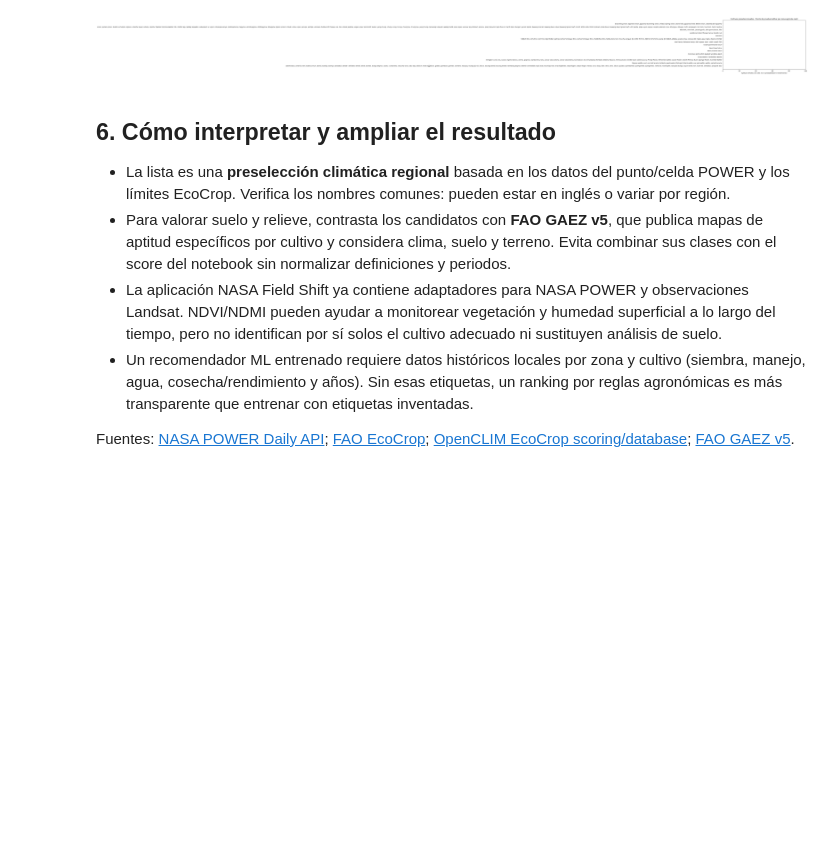
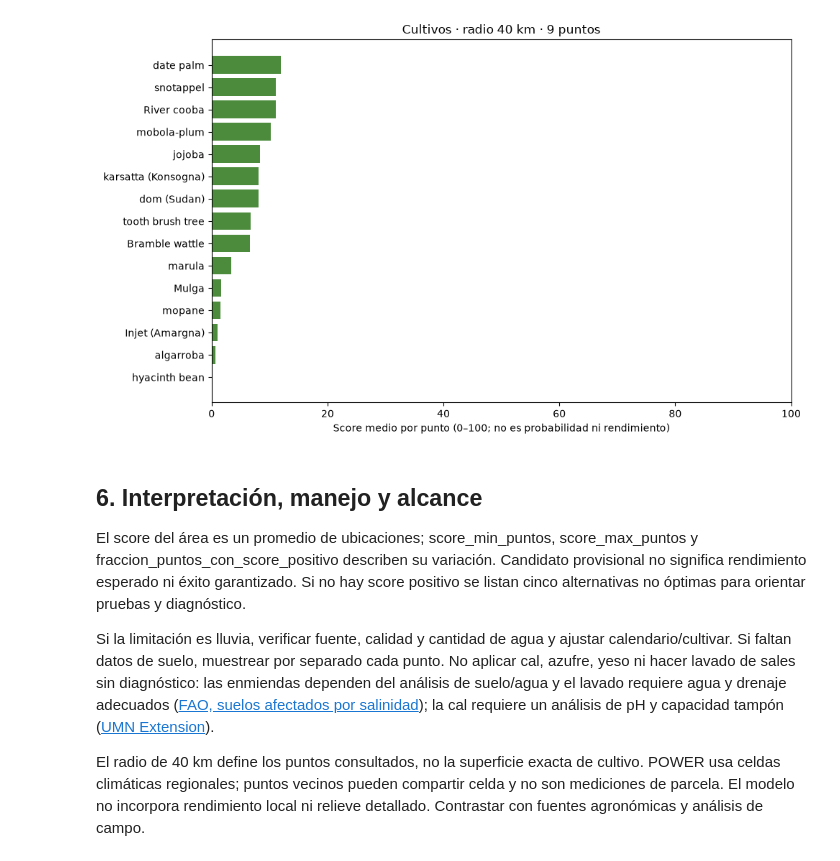
Before and after one commit to kevinmore26/NASA_SPACE_APPS_HACKATON, a Jupyter notebook: ml/ml.ipynb, the cells around one changed output. Drawn from its saved outputs; the diff is of its cells as text; code cells hidden in the pictures; blank space fills up the shorter version.

```diff
--- a/ml/ml.ipynb
+++ b/ml/ml.ipynb
@@ -261,7 +233,6 @@ Se descarga el CSV público **EcoCrop_DB.csv** del proyecto OpenCLIM, que public
 # %%
 ECOCROP_URL = "https://raw.githubusercontent.com/OpenCLIM/ecocrop/main/EcoCrop_DB.csv"
 ECOCROP_FILE = DATA_DIR / "EcoCrop_DB.csv"
-
 if not ECOCROP_FILE.exists():
     eco_response = requests.get(ECOCROP_URL, timeout=90)
     eco_response.raise_for_status()
@@ -269,16 +240,19 @@ if not ECOCROP_FILE.exists():
 
 ecocrop = pd.read_csv(ECOCROP_FILE, low_memory=False, encoding="latin-1")
 ecocrop.columns = [str(c).strip().upper() for c in ecocrop.columns]
-required_columns = ["TMIN", "TOPMN", "TOPMX", "TMAX", "RMIN", "ROPMN", "ROPMX", "RMAX", "GMIN", "GMAX"]
+required_columns = ["TMIN", "TOPMN", "TOPMX", "TMAX", "ROPMN", "ROPMX", "RMIN", "RMAX", "GMIN", "GMAX"]
 missing_columns = [c for c in required_columns if c not in ecocrop.columns]
 if missing_columns:
-    raise ValueError(f"El CSV EcoCrop cambió de estructura; faltan columnas: {missing_columns}")
+    raise ValueError(f"EcoCrop cambió de estructura; faltan columnas: {missing_columns}")
 
-name_column = "COMNAME" if "COMNAME" in ecocrop.columns else ("AUTH" if "AUTH" in ecocrop.columns else None)
-if name_column is None:
-    raise ValueError("El CSV EcoCrop no contiene COMNAME ni AUTH para identificar las especies.")
+for col in set(required_columns + ["PHMIN", "PHOPMN", "PHOPMX", "PHMAX", "ALTMX", "GMIN", "GMAX", "KTMP"]):
+    if col in ecocrop.columns:
+        ecocrop[col] = pd.to_numeric(ecocrop[col], errors="coerce")
 
-print("Perfiles descargados:", len(ecocrop))
-print("Columnas disponibles:", list(ecocrop.columns))
-display(ecocrop[[name_column] + required_columns].head())
+name_column = "COMNAME" if "COMNAME" in ecocrop.columns else "SCIENTIFICNAME"
+if name_column not in ecocrop.columns:
+    raise ValueError("EcoCrop no contiene nombres comunes ni científicos.")
+print("Perfiles EcoCrop cargados:", len(ecocrop))
+print("Categorías de uso presentes:", ecocrop["CAT"].dropna().astype(str).str.split(", ").explode().unique()[:20])
+display(ecocrop[[name_column, "SCIENTIFICNAME", "CAT"] + required_columns].head())
 # %% [output]
@@ -433,22 +507,18 @@ Periodo de datos usado: 2015-01-01 a 2024-12-31
 # %%
-# Gráfico de los primeros 15 candidatos. La puntuación es relativa al modelo EcoCrop usado.
-top = recommendations.head(15).sort_values("aptitud_climatica_0_100")
-plt.figure(figsize=(10, 6))
-plt.barh(top["cultivo"], top["aptitud_climatica_0_100"], color="#4b8b3b")
-plt.xlabel("Aptitud climática (0–100; no es probabilidad ni rendimiento)")
-plt.title(f"Cultivos preseleccionados · {ZONE_NAME}")
-plt.xlim(0, 100)
-plt.tight_layout()
-plt.show()
+plot_data=recommendations if not recommendations.empty else fallback
+top=plot_data.head(15).sort_values("score_escenario_actual_0_100")
+plt.figure(figsize=(10,6))
+plt.barh(top["cultivo_comun"],top["score_escenario_actual_0_100"],color="#4b8b3b")
+plt.xlabel("Score medio por punto (0–100; no es probabilidad ni rendimiento)")
+plt.title(f"Cultivos · radio {RADIUS_KM:.0f} km · {len(sample_points)} puntos")
+plt.xlim(0,100); plt.tight_layout(); plt.show()
 # %% [output]
-[figure, old version]
+[figure, new version]
 # %% [markdown]
-## 6. Cómo interpretar y ampliar el resultado
+## 6. Interpretación, manejo y alcance
+El score del área es un promedio de ubicaciones; score_min_puntos, score_max_puntos y fraccion_puntos_con_score_positivo describen su variación. Candidato provisional no significa rendimiento esperado ni éxito garantizado. Si no hay score positivo se listan cinco alternativas no óptimas para orientar pruebas y diagnóstico.
 
-- La lista es una **preselección climática regional** basada en los datos del punto/celda POWER y los límites EcoCrop. Verifica los nombres comunes: pueden estar en inglés o variar por región.
-- Para valorar suelo y relieve, contrasta los candidatos con **FAO GAEZ v5**, que publica mapas de aptitud específicos por cultivo y considera clima, suelo y terreno. Evita combinar sus clases con el score del notebook sin normalizar definiciones y periodos.
-- La aplicación NASA Field Shift ya contiene adaptadores para NASA POWER y observaciones Landsat. NDVI/NDMI pueden ayudar a monitorear vegetación y humedad superficial a lo largo del tiempo, pero no identifican por sí solos el cultivo adecuado ni sustituyen análisis de suelo.
-- Un recomendador ML entrenado requiere datos históricos locales por zona y cultivo (siembra, manejo, agua, cosecha/rendimiento y años). Sin esas etiquetas, un ranking por reglas agronómicas es más transparente que entrenar con etiquetas inventadas.
+Si la limitación es lluvia, verificar fuente, calidad y cantidad de agua y ajustar calendario/cultivar. Si faltan datos de suelo, muestrear por separado cada punto. No aplicar cal, azufre, yeso ni hacer lavado de sales sin diagnóstico: las enmiendas dependen del análisis de suelo/agua y el lavado requiere agua y drenaje adecuados ([FAO, suelos afectados por salinidad](https://www.fao.org/soils-portal/soil-management/manejo-de-suelos-problematicos/suelos-afectados-por-salinidad/more-information-on-salt-affected-soils/es)); la cal requiere un análisis de pH y capacidad tampón ([UMN Extension](https://extension.umn.edu/agriculture/crop-production/nutrient-management-for-minnesota-crops/lime-needs-minnesota)).
 
-Fuentes: [NASA POWER Daily API](https://power.larc.nasa.gov/docs/services/api/temporal/daily/); [FAO EcoCrop](https://www.fao.org/geospatial/data-and-tools/data-portals/ecocrop/); [OpenCLIM EcoCrop scoring/database](https://github.com/OpenCLIM/ecocrop); [FAO GAEZ v5](https://www.fao.org/gaez/en/).
+El radio de 40 km define los puntos consultados, no la superficie exacta de cultivo. POWER usa celdas climáticas regionales; puntos vecinos pueden compartir celda y no son mediciones de parcela. El modelo no incorpora rendimiento local ni relieve detallado. Contrastar con fuentes agronómicas y análisis de campo.
 # %%
```
Also changed, not shown: parts of 15 cells of this notebook, 23 other files.
